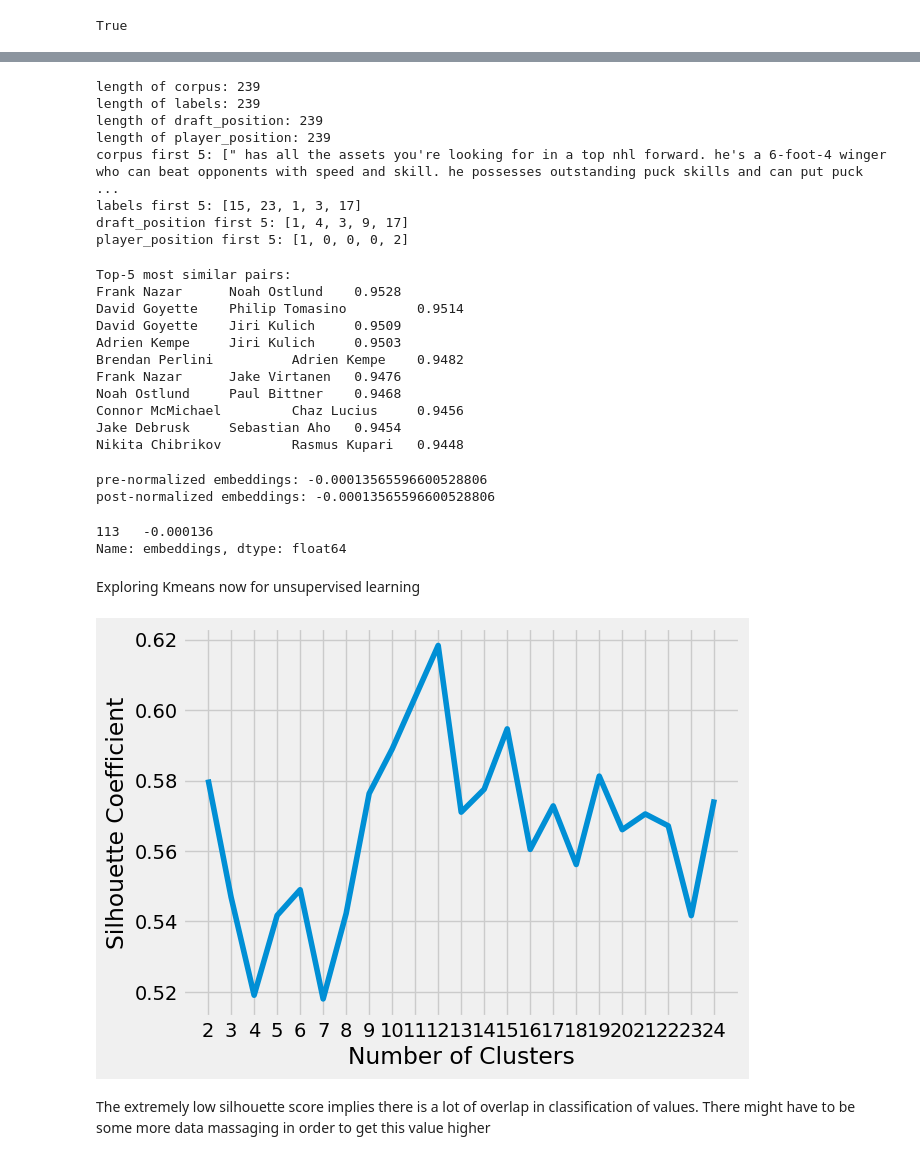
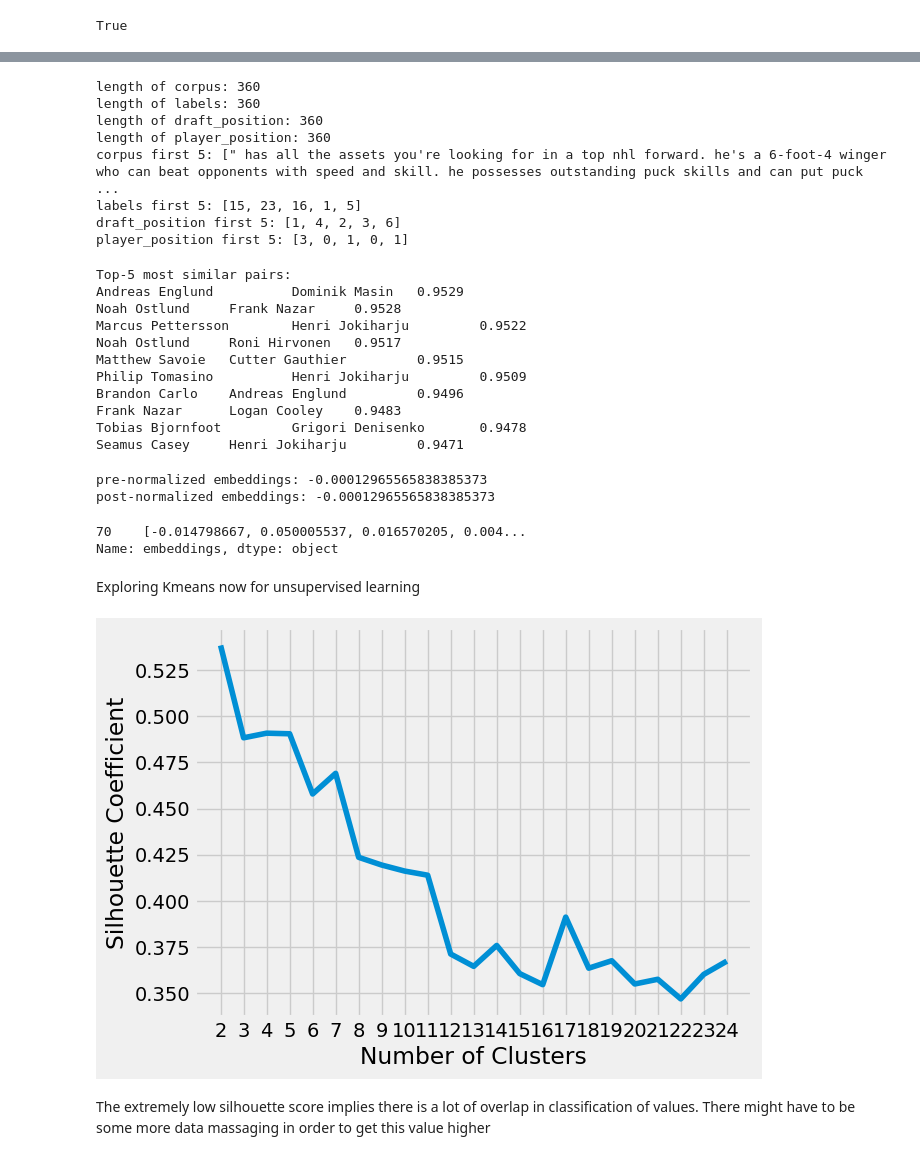
Before and after one commit to quochuyn/nhl-draft-predictions, a Jupyter notebook: NLP_Draft_Analysis_w2vec.ipynb, the cells around one changed output, grey strips where cells are left out. Saved outputs shown, nothing was run; the diff lists cells and outputs as text; code cells hidden in the pictures.

```diff
--- a/NLP_Draft_Analysis_w2vec.ipynb
+++ b/NLP_Draft_Analysis_w2vec.ipynb
@@ -54,7 +54,7 @@ data = pd.read_csv(DATASET)
 
 # try without goalies
 #data = data[(data['Position'] != 'G')]
-data = data[(data['Position'] == 'C') | (data['Position'] == 'LW') | (data['Position'] == 'RW')]
+#data = data[(data['Position'] == 'C') | (data['Position'] == 'LW') | (data['Position'] == 'RW')]
 
 # encode position
 # TODO: we should keep the positions for when we do clustering
@@ -78,5 +78,5 @@ data.head()
 # %%
-corpus, labels, draft_position, player_position, player_name, team = [], [], [], [], [], []
+corpus, labels, draft_position, player_position, player_name, team, height, weight = [], [], [], [], [], [], [], []
 
 scouting_reports = [
     'Description - Corey Pronman',
@@ -137,6 +137,8 @@ for index, row in data.iterrows():
   player_position.append(row['Position'])
   player_name.append(row['Name'])
   team.append(row['Team'])
+  height.append(row['Height'])
+  weight.append(row['Weight'])
 # sanity check values
 print(f"length of corpus: {len(corpus)}")
 print(f"length of labels: {len(labels)}")
@@ -148,19 +150,20 @@ print(f"labels first 5: {labels[0:5]}")
 print(f"draft_position first 5: {draft_position[0:5]}")
 print(f"player_position first 5: {player_position[0:5]}")
 # %% [output]
-length of corpus: 239
-length of labels: 239
-length of draft_position: 239
-length of player_position: 239
+length of corpus: 360
+length of labels: 360
+length of draft_position: 360
+length of player_position: 360
 corpus first 5: [" has all the assets you're looking for in a top nhl forward. he's a 6-foot-4 winger who can beat opponents with speed and skill. he possesses outstanding puck skills and can put puck ...
-labels first 5: [15, 23, 1, 3, 17]
-draft_position first 5: [1, 4, 3, 9, 17]
-player_position first 5: [1, 0, 0, 0, 2]
+labels first 5: [15, 23, 16, 1, 5]
+draft_position first 5: [1, 4, 2, 3, 6]
+player_position first 5: [3, 0, 1, 0, 1]
 # %%
 # attempting to vectorize using bert embeddings
 from sentence_transformers import SentenceTransformer, util
 model = SentenceTransformer('all-mpnet-base-v2')
-X = pd.DataFrame(list(zip(team, player_name, draft_position, player_position, corpus)), columns=['team', 'player_name', 'draft_position', 'player_position', 'report'])
+model.max_seq_length = 510
+X = pd.DataFrame(list(zip(team, player_name, draft_position, height, weight, player_position, corpus)), columns=['team', 'player_name', 'draft_position', 'height', 'weight', 'player_position', 'report'])
 X['embeddings'] = 0
 X['embeddings'] = X['embeddings'].astype('float64')
 Y = labels
@@ -191,16 +194,16 @@ for score, i, j in all_sentence_combinations[0:10]:
     print("{} \t {} \t {:.4f}".format(players[i], players[j], cos_sim[i][j]))
 # %% [output]
 Top-5 most similar pairs:
-Frank Nazar      Noah Ostlund    0.9528
-David Goyette    Philip Tomasino         0.9514
-David Goyette    Jiri Kulich     0.9509
-Adrien Kempe     Jiri Kulich     0.9503
-Brendan Perlini          Adrien Kempe    0.9482
-Frank Nazar      Jake Virtanen   0.9476
-Noah Ostlund     Paul Bittner    0.9468
-Connor McMichael         Chaz Lucius     0.9456
-Jake Debrusk     Sebastian Aho   0.9454
-Nikita Chibrikov         Rasmus Kupari   0.9448
+Andreas Englund          Dominik Masin   0.9529
+Noah Ostlund     Frank Nazar     0.9528
+Marcus Pettersson        Henri Jokiharju         0.9522
+Noah Ostlund     Roni Hirvonen   0.9517
+Matthew Savoie   Cutter Gauthier         0.9515
+Philip Tomasino          Henri Jokiharju         0.9509
+Brandon Carlo    Andreas Englund         0.9496
+Frank Nazar      Logan Cooley    0.9483
+Tobias Bjornfoot         Grigori Denisenko       0.9478
+Seamus Casey     Henri Jokiharju         0.9471
 # %%
 VECTOR_SIZE = 100
 from sklearn.preprocessing import Normalizer
@@ -218,41 +221,49 @@ def vectorize(sentence):
     return words_vecs.mean(axis=0)
 
 converted_embeddings = [embedding.mean(axis=0, dtype=np.float64) for embedding in embeddings]
-X_train['embeddings'] = [embedding.mean(axis=0, dtype=np.float64) for embedding in embeddings]
+X_train['embeddings'] = [embedding for embedding in embeddings]
+#X_train['embeddings'] = [embedding.mean(axis=0, dtype=np.float64) for embedding in embeddings]
 #X_test['report'] = np.array([vectorize(sentence) for sentence in X_test['report'].values])
 
 X_train['embeddings'].head(1)
 # %% [output]
-pre-normalized embeddings: -0.00013565596600528806
-post-normalized embeddings: -0.00013565596600528806
+pre-normalized embeddings: -0.00012965565838385373
+post-normalized embeddings: -0.00012965565838385373
-113   -0.000136
-Name: embeddings, dtype: float64
+70    [-0.014798667, 0.050005537, 0.016570205, 0.004...
+Name: embeddings, dtype: object
 # %% [markdown]
 Exploring Kmeans now for unsupervised learning
 # %%
 def plot_silhouette_scores(data, start, end, step):
   # A list holds the silhouette coefficients for each k
   silhouette_coefficients = []
-
-  formated_data = np.array(data).reshape(-1, 1)
+  formated_data = data
 
   # Notice you start at 2 clusters for silhouette coefficient
   for k in range(start, end, step):
     kmeans = KMeans(n_clusters=k, n_init=2, max_iter=1000)
     kmeans.fit(formated_data)
     score = silhouette_score(formated_data, kmeans.labels_)
     silhouette_coefficients.append(score)
 
   plt.style.use("fivethirtyeight")
   plt.plot(range(start, end, step), silhouette_coefficients)
   plt.xticks(range(start, end, step))
   plt.xlabel("Number of Clusters")
   plt.ylabel("Silhouette Coefficient")
   plt.show()
 
-plot_silhouette_scores(X_train['embeddings'], 2, 25, 1)
+
+
+formated_data = np.vstack(X_train['embeddings'])
+temp_data = []
+for index, row in enumerate(formated_data):
+  temp_data.append(np.concatenate((formated_data[index], [X_train['height'].values[index]], [X_train['weight'].values[index]])))
+  #formated_data[index] = np.append(formated_data[index], X_train['weight'].values[index])
+data = np.array(temp_data)
+plot_silhouette_scores(data, 2, 25, 1)
 # %% [output]
-[figure, old version]
+[figure, new version]
 # %% [markdown]
 The extremely low silhouette score implies there is a lot of overlap in classification of values. There might have to be some more data massaging in order to get this value higher
 # %%
```
Also changed, not shown: parts of 6 cells of this notebook, 2 other files.
